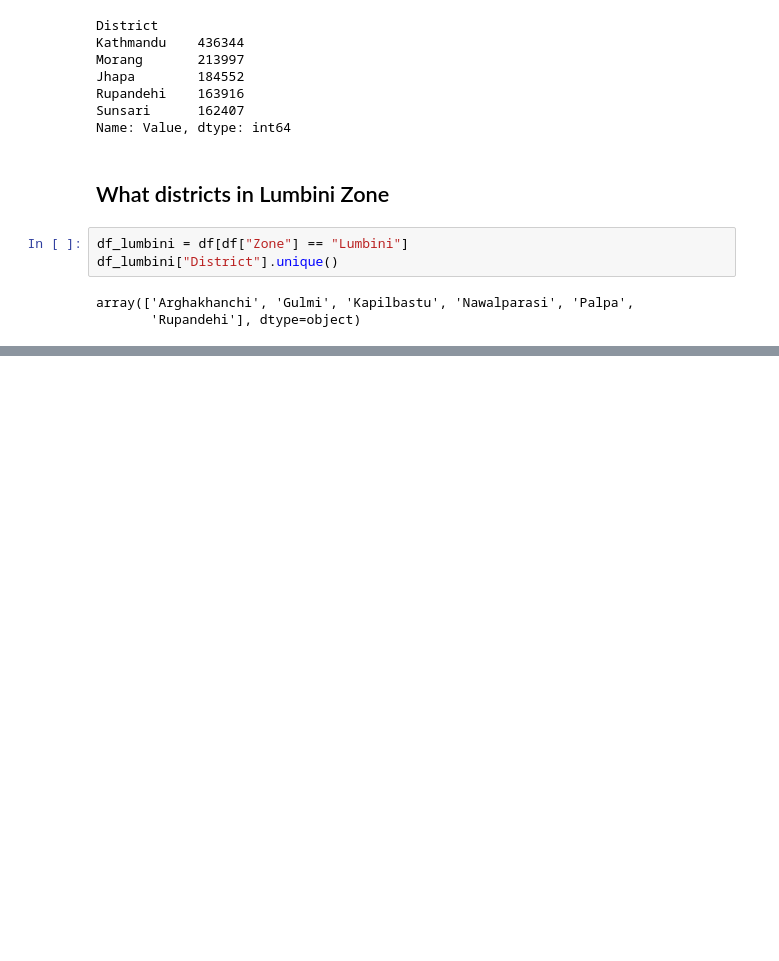
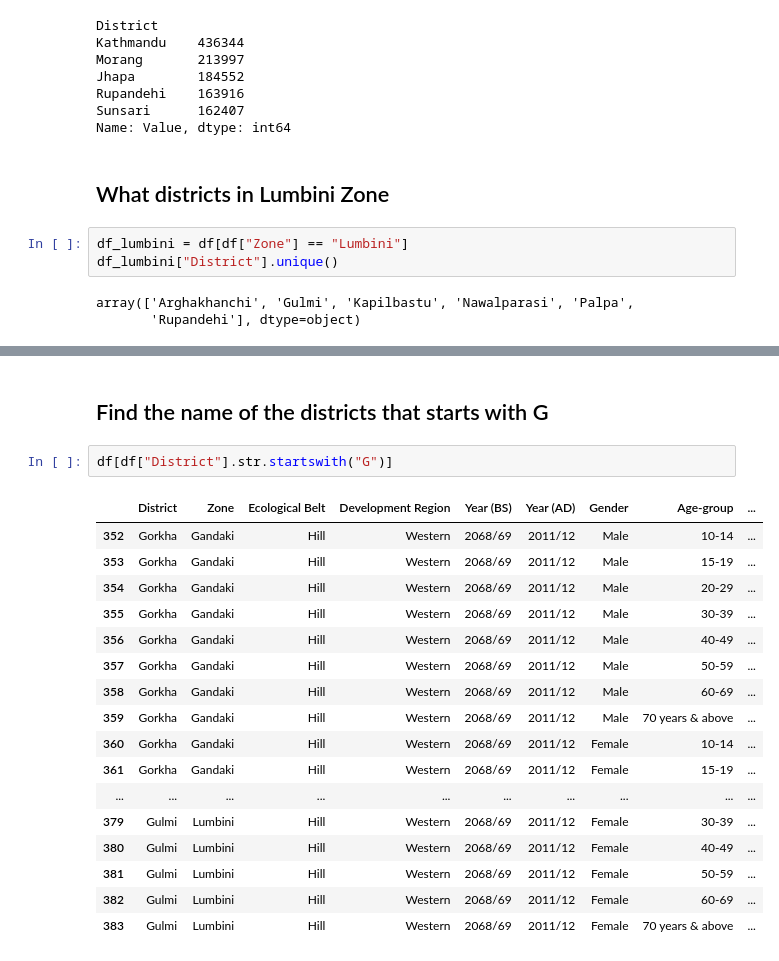
Before and after one commit to Bishalsarang/Playing-with-Data, a Jupyter notebook: Nepal Population(2011-12 by age)/Playing_with_Population_Data(2068_69).ipynb, the cells around one changed output, grey strips where cells are left out. Cells and saved outputs as stored; diff of their text form; blank space fills up the shorter version.

```diff
--- a/Nepal Population(2011-12 by age)/Playing_with_Population_Data(2068_69).ipynb
+++ b/Nepal Population(2011-12 by age)/Playing_with_Population_Data(2068_69).ipynb
@@ -215,0 +223,22 @@ array(['Arghakhanchi', 'Gulmi', 'Kapilbastu', 'Nawalparasi', 'Palpa',
+# %% [markdown]
+## Find the name of the districts that starts with G
+# %%
+df[df["District"].str.startswith("G")]
+# %% [output]
+|  | District | Zone | Ecological Belt | Development Region | Year (BS) | Year (AD) | Gender | Age-group | ... |
+| 352 | Gorkha | Gandaki | Hill | Western | 2068/69 | 2011/12 | Male | 10-14 | ... |
+| 353 | Gorkha | Gandaki | Hill | Western | 2068/69 | 2011/12 | Male | 15-19 | ... |
+| 354 | Gorkha | Gandaki | Hill | Western | 2068/69 | 2011/12 | Male | 20-29 | ... |
+| 355 | Gorkha | Gandaki | Hill | Western | 2068/69 | 2011/12 | Male | 30-39 | ... |
+| 356 | Gorkha | Gandaki | Hill | Western | 2068/69 | 2011/12 | Male | 40-49 | ... |
+| 357 | Gorkha | Gandaki | Hill | Western | 2068/69 | 2011/12 | Male | 50-59 | ... |
+| 358 | Gorkha | Gandaki | Hill | Western | 2068/69 | 2011/12 | Male | 60-69 | ... |
+| 359 | Gorkha | Gandaki | Hill | Western | 2068/69 | 2011/12 | Male | 70 years & above | ... |
+| 360 | Gorkha | Gandaki | Hill | Western | 2068/69 | 2011/12 | Female | 10-14 | ... |
+| 361 | Gorkha | Gandaki | Hill | Western | 2068/69 | 2011/12 | Female | 15-19 | ... |
+| ... | ... | ... | ... | ... | ... | ... | ... | ... | ... |
+| 379 | Gulmi | Lumbini | Hill | Western | 2068/69 | 2011/12 | Female | 30-39 | ... |
+| 380 | Gulmi | Lumbini | Hill | Western | 2068/69 | 2011/12 | Female | 40-49 | ... |
+| 381 | Gulmi | Lumbini | Hill | Western | 2068/69 | 2011/12 | Female | 50-59 | ... |
+| 382 | Gulmi | Lumbini | Hill | Western | 2068/69 | 2011/12 | Female | 60-69 | ... |
+| 383 | Gulmi | Lumbini | Hill | Western | 2068/69 | 2011/12 | Female | 70 years & above | ... |
```
Also changed, not shown: parts of 11 cells of this notebook.
